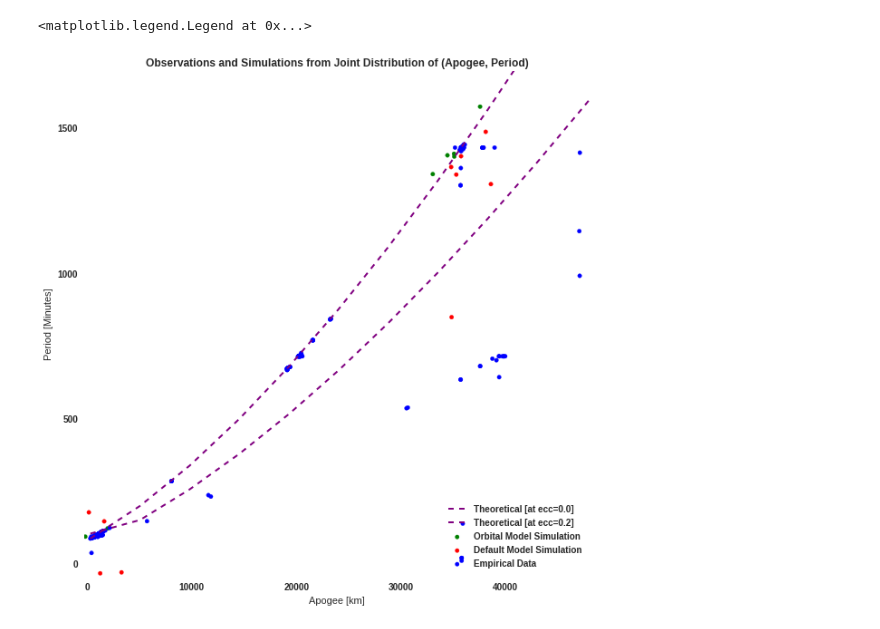
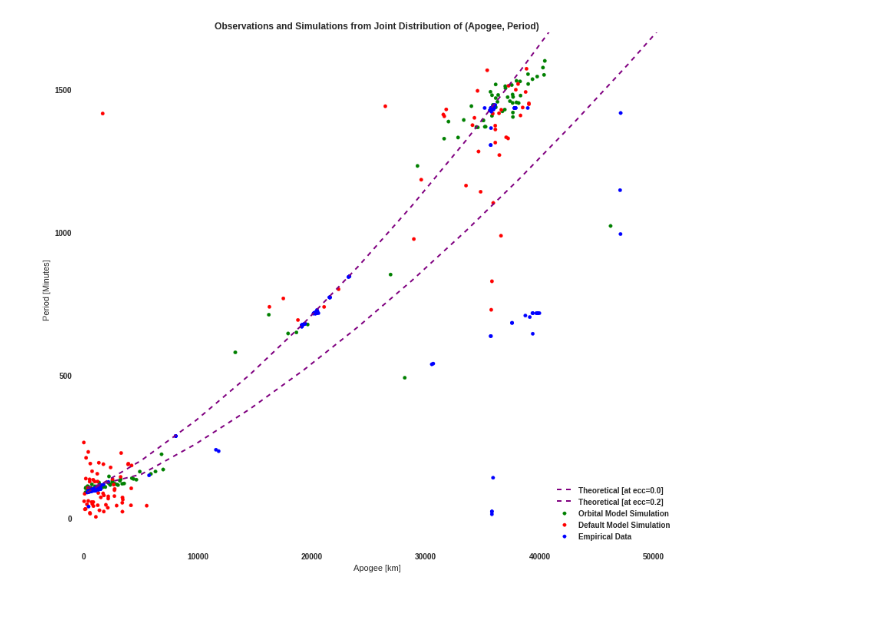
Before and after one commit to jayelm/bdbcontrib, a Jupyter notebook: src/foreign/demo/bayesdb_kepler.ipynb, the cells around one changed output. Saved outputs shown, nothing was run; the diff lists cells and outputs as text; code cells hidden in the pictures.

```diff
--- a/src/foreign/demo/bayesdb_kepler.ipynb
+++ b/src/foreign/demo/bayesdb_kepler.ipynb
@@ -29,7 +29,7 @@ from keplers_law import compute_period, compute_a, compute_T, EARTH_RADIUS
 
 matplotlib.rcParams['lines.linewidth'] = 2
 matplotlib.rcParams['font.weight'] = 'bold'
-matplotlib.rcParams['figure.figsize'] = 12, 12
+matplotlib.rcParams['figure.figsize'] = 14, 12
 matplotlib.rcParams['axes.grid'] = True
 
 # Convenient query wrapper.
@@ -188,43 +185,42 @@ ax2.legend();
 # %%
 # Apogee vs Period Simulations
 KJ = q(bdb_kepler, '''
-    SIMULATE Apogee_km, Period_minutes FROM test12 LIMIT 10;''')
+    SIMULATE Apogee_km, Period_minutes FROM sat_custom LIMIT 100;''')
 
 DJ = q(bdb_default, '''
-    SIMULATE Apogee_km, Period_minutes FROM satellites_cc LIMIT 10;''')
+    SIMULATE Apogee_km, Period_minutes FROM satellites_cc LIMIT 100;''')
 
 EJ = q(bdb_default, '''
     SELECT Apogee_km, Period_minutes FROM satellites
         WHERE Apogee_km IS NOT NULL AND Period_minutes IS NOT NULL;''')
 
 fig, ax = plt.subplots()
 ax.scatter(KJ['Apogee_km'], KJ['Period_minutes'],
     color='green', label='Orbital Model Simulation')
 ax.scatter(DJ['Apogee_km'], DJ['Period_minutes'],
     color='red', label='Default Model Simulation')
 ax.scatter(EJ['Apogee_km'], EJ['Period_minutes'],
     color='blue', label='Empirical Data')
 
 #  -- Parameterize by eccentricity.
 apogees = np.linspace(np.min(EJ['Apogee_km']),
     np.max(EJ['Apogee_km']), 100)
 perigees_ecc0 = apogees
 perigees_ecc2 = (apogees + EARTH_RADIUS) * (1-0.2)/(1+0.2) - EARTH_RADIUS
 periods_ecc0 = compute_period(apogees, perigees_ecc0)
 periods_ecc2 = compute_period(apogees, (apogees + EARTH_RADIUS) * (1-0.2)/(1+0.2) - EARTH_RADIUS)
 
 ax.plot(apogees, periods_ecc0, color='purple', linestyle='dashed',
     label='Theoretical [at ecc=0.0]')
 ax.plot(apogees, periods_ecc2, color='purple', linestyle='dashed',
     label='Theoretical [at ecc=0.2]')
 
 ax.set_title('Observations and Simulations from Joint Distribution of '
     '(Apogee, Period)')
 ax.set_xlabel('Apogee [km]')
 ax.set_ylabel('Period [Minutes]')
-ax.set_xlim([-300, 48000])
-ax.set_ylim([-40, 1700])
+ax.set_xlim([-600, 52000])
+ax.set_ylim([-100, 1700])
 ax.legend(loc='lower right');
 # %% [output]
-<matplotlib.legend.Legend at 0x...>
-[figure, old version]
+[figure, new version]
```
Also changed, not shown: parts of 4 cells of this notebook, 1 other file.
